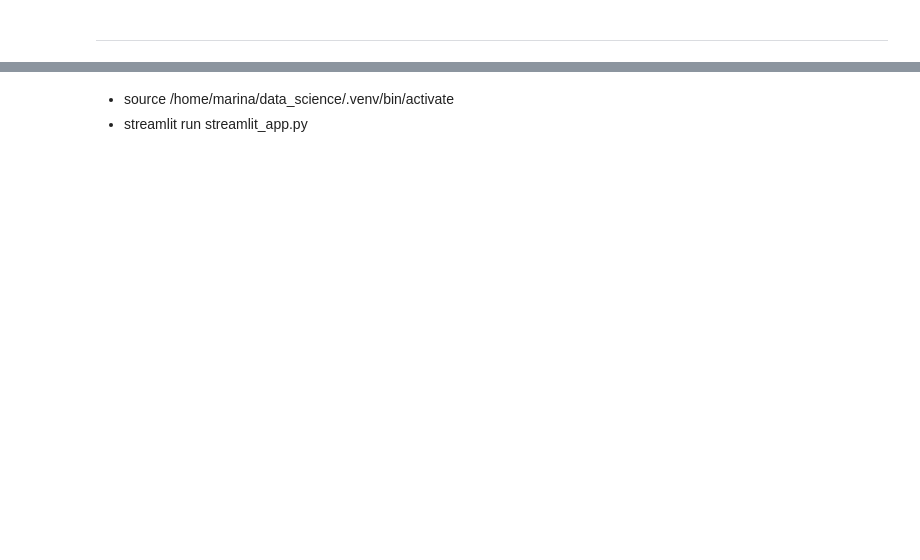
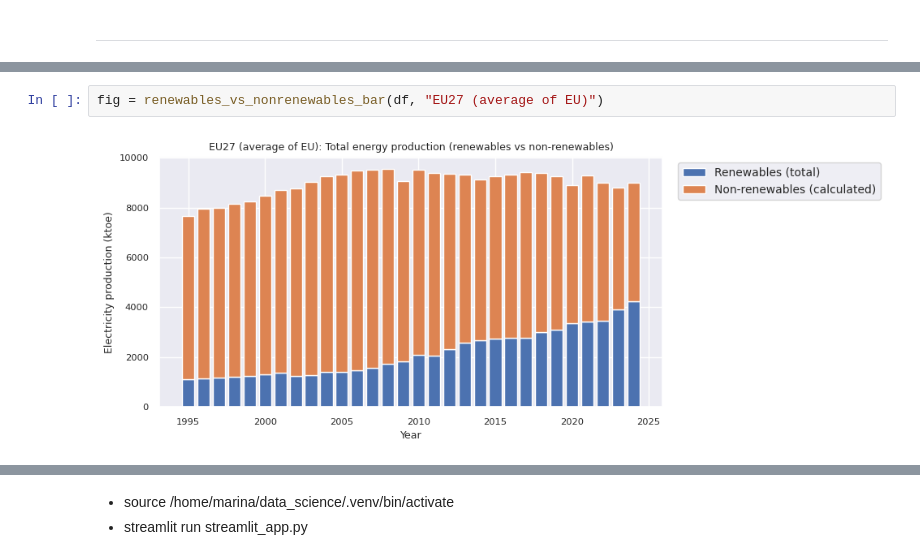
Before and after one commit to MarinaNakamura-blip/energy_project, a Jupyter notebook: tidy_data.ipynb, the cells around one changed output, grey strips where cells are left out. Cells and saved outputs as stored; diff of their text form; blank space fills up the shorter version.

```diff
--- a/tidy_data.ipynb
+++ b/tidy_data.ipynb
@@ -182,0 +200,4 @@ df_long["energy_code"].unique()
+# %%
+fig = renewables_vs_nonrenewables_bar(df, "EU27 (average of EU)")
+# %% [output]
+[figure, added]
```
Also changed, not shown: parts of 11 cells of this notebook, 4 other files.
